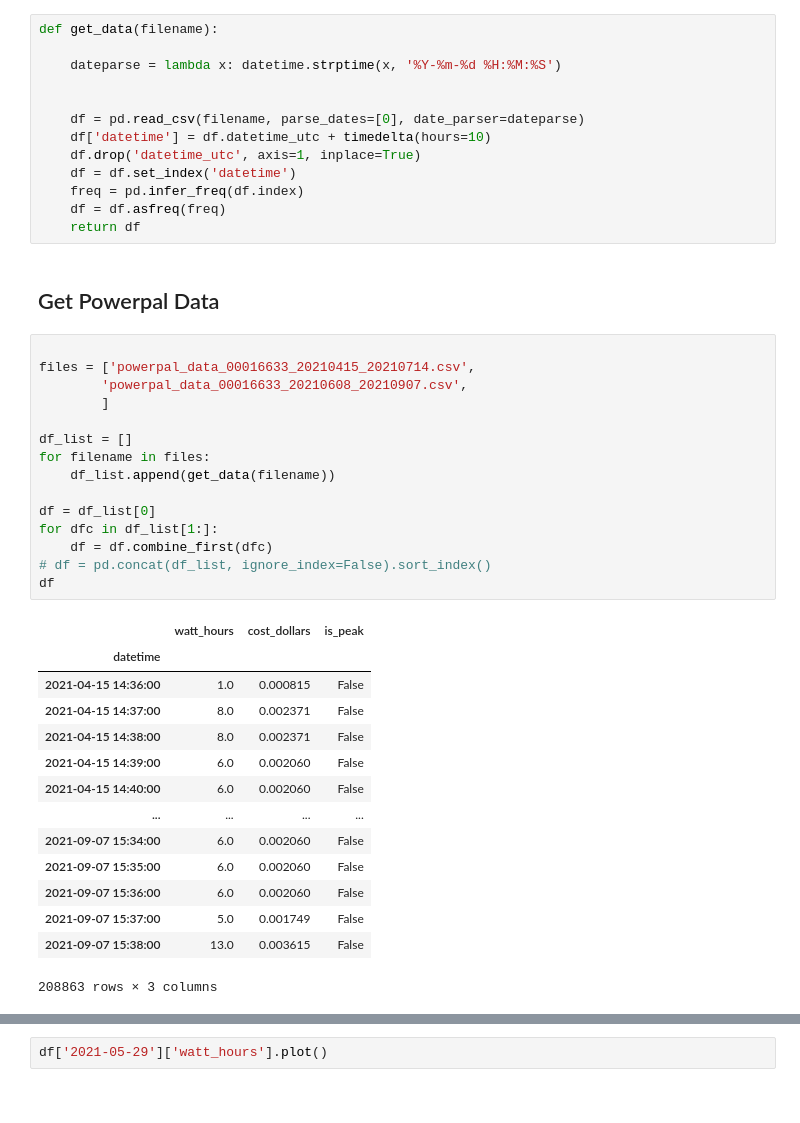
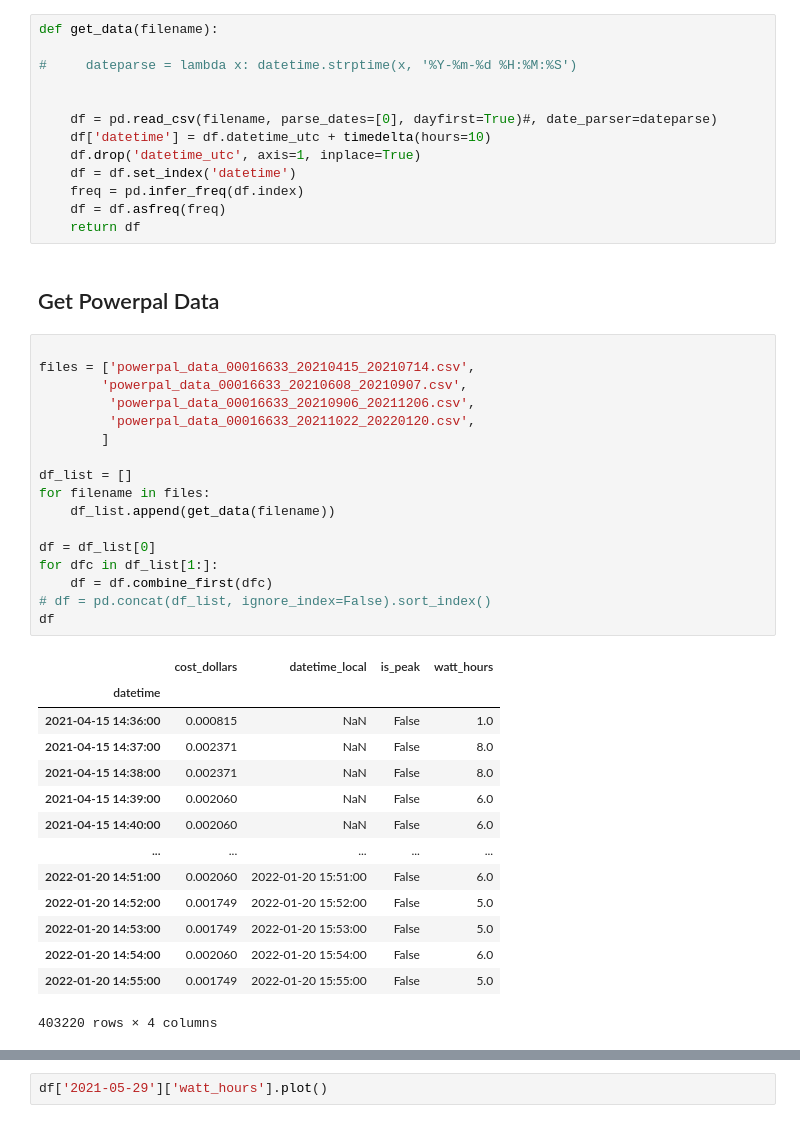
Before and after one commit to Hoops01/MeterDataAnalysis, a Jupyter notebook: MeterDataExtract.ipynb, the cells around one changed output, grey strips where cells are left out. Cells and saved outputs as stored; diff of their text form.

```diff
--- a/MeterDataExtract.ipynb
+++ b/MeterDataExtract.ipynb
@@ -64,10 +64,10 @@ def get_data(filename):
 # %%
 def get_data(filename):
 
-    dateparse = lambda x: datetime.strptime(x, '%Y-%m-%d %H:%M:%S')
+#     dateparse = lambda x: datetime.strptime(x, '%Y-%m-%d %H:%M:%S')
 
 
-    df = pd.read_csv(filename, parse_dates=[0], date_parser=dateparse)
+    df = pd.read_csv(filename, parse_dates=[0], dayfirst=True)#, date_parser=dateparse)
     df['datetime'] = df.datetime_utc + timedelta(hours=10)
     df.drop('datetime_utc', axis=1, inplace=True)
     df = df.set_index('datetime')
@@ -79,30 +79,32 @@ def get_data(filename):
 # %%
 
 files = ['powerpal_data_00016633_20210415_20210714.csv',
         'powerpal_data_00016633_20210608_20210907.csv',
+         'powerpal_data_00016633_20210906_20211206.csv',
+         'powerpal_data_00016633_20211022_20220120.csv',
         ]
 
 df_list = []
 for filename in files:
     df_list.append(get_data(filename))
 
 df = df_list[0]
 for dfc in df_list[1:]:
     df = df.combine_first(dfc)
 # df = pd.concat(df_list, ignore_index=False).sort_index()
 df
 # %% [output]
-|  | watt_hours | cost_dollars | is_peak |
-| datetime |  |  |  |
-| 2021-04-15 14:36:00 | 1.0 | 0.000815 | False |
-| 2021-04-15 14:37:00 | 8.0 | 0.002371 | False |
-| 2021-04-15 14:38:00 | 8.0 | 0.002371 | False |
-| 2021-04-15 14:39:00 | 6.0 | 0.002060 | False |
-| 2021-04-15 14:40:00 | 6.0 | 0.002060 | False |
-| ... | ... | ... | ... |
-| 2021-09-07 15:34:00 | 6.0 | 0.002060 | False |
-| 2021-09-07 15:35:00 | 6.0 | 0.002060 | False |
-| 2021-09-07 15:36:00 | 6.0 | 0.002060 | False |
-| 2021-09-07 15:37:00 | 5.0 | 0.001749 | False |
-| 2021-09-07 15:38:00 | 13.0 | 0.003615 | False |
+|  | cost_dollars | datetime_local | is_peak | watt_hours |
+| datetime |  |  |  |  |
+| 2021-04-15 14:36:00 | 0.000815 | NaN | False | 1.0 |
+| 2021-04-15 14:37:00 | 0.002371 | NaN | False | 8.0 |
+| 2021-04-15 14:38:00 | 0.002371 | NaN | False | 8.0 |
+| 2021-04-15 14:39:00 | 0.002060 | NaN | False | 6.0 |
+| 2021-04-15 14:40:00 | 0.002060 | NaN | False | 6.0 |
+| ... | ... | ... | ... | ... |
+| 2022-01-20 14:51:00 | 0.002060 | 2022-01-20 15:51:00 | False | 6.0 |
+| 2022-01-20 14:52:00 | 0.001749 | 2022-01-20 15:52:00 | False | 5.0 |
+| 2022-01-20 14:53:00 | 0.001749 | 2022-01-20 15:53:00 | False | 5.0 |
+| 2022-01-20 14:54:00 | 0.002060 | 2022-01-20 15:54:00 | False | 6.0 |
+| 2022-01-20 14:55:00 | 0.001749 | 2022-01-20 15:55:00 | False | 5.0 |
-208863 rows × 3 columns
+403220 rows × 4 columns
```
Also changed, not shown: parts of 36 cells of this notebook.
